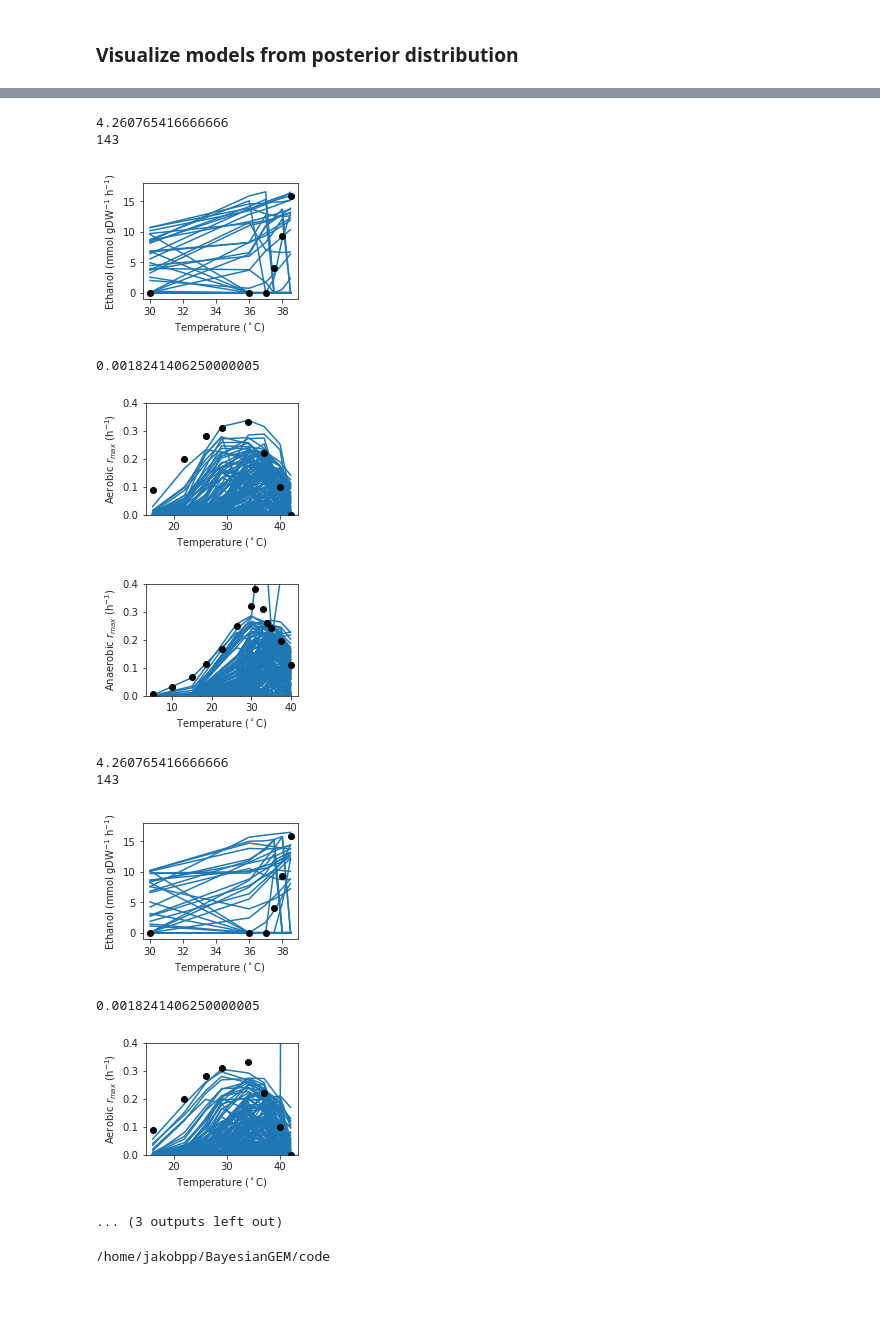
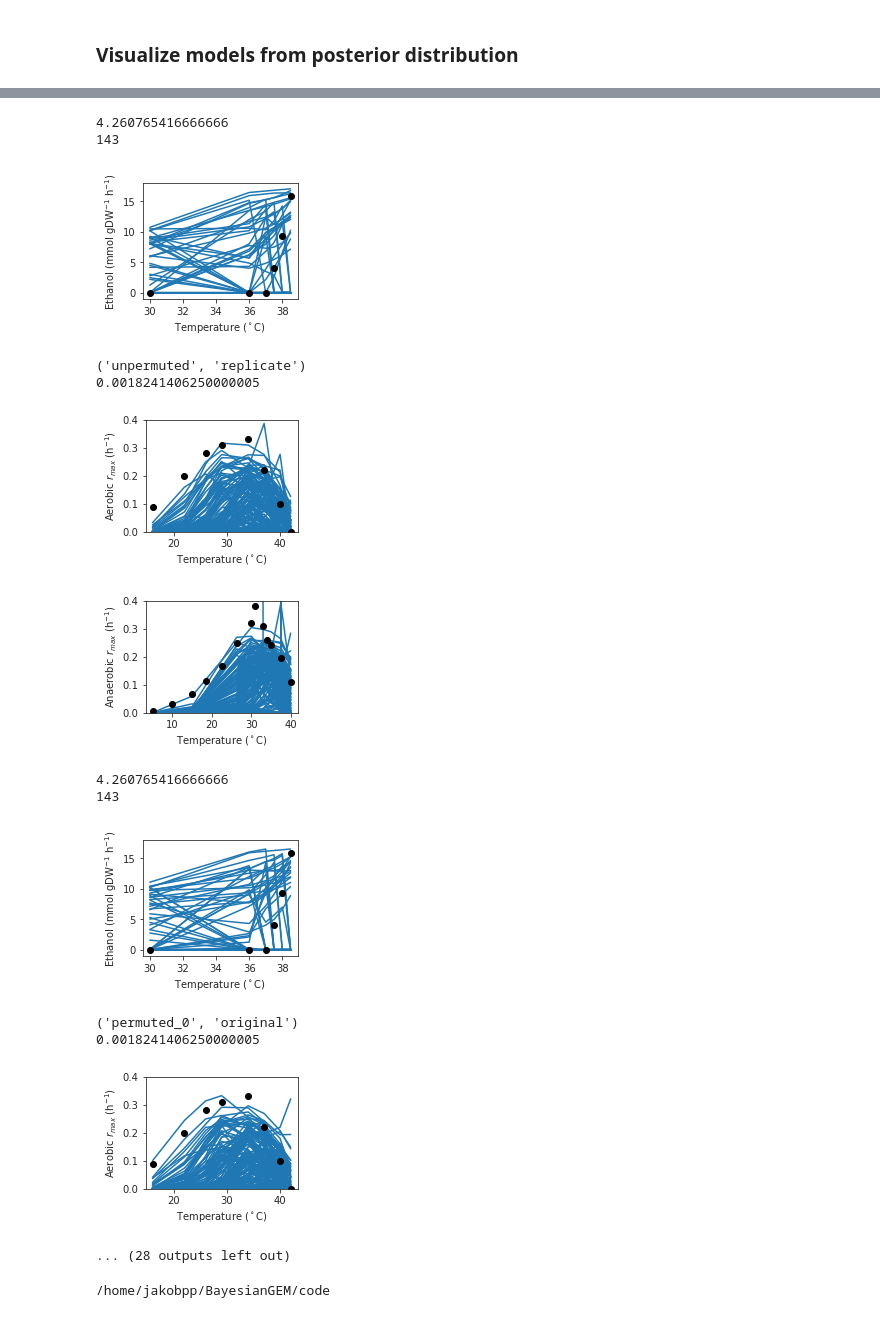
Before and after one commit to vetleser/BayesianGEM, a Jupyter notebook: code/visualization_for_manuscript.ipynb, the cells around one changed output, grey strips where cells are left out. Saved outputs shown, nothing was run; the diff lists cells and outputs as text; code cells hidden in the pictures.

```diff
--- a/code/visualization_for_manuscript.ipynb
+++ b/code/visualization_for_manuscript.ipynb
@@ -53,5 +54,12 @@ def load_gene_names():
         gene_names[cont[0]] = cont[1]
         gene_ids[cont[1]] = cont[0]
     return gene_names,gene_ids
+# %%
+# Convenient pickle wrappers
+def load_pickle(filename):
+    return pickle.load(open(file=filename,mode='rb'))
+
+def dump_pickle(obj,filename):
+    return pickle.dump(obj=obj,file=open(file=filename, mode='wb'))
 # %% [markdown]
 ### Visualize models from posterior distribution
@@ -63,0 +80,4 @@ reference_model = pickle.load(open("../results/smcabc_gem_three_conditions_save_
+# %%
+model_skeleton["model"] = list(map(load_pickle,model_skeleton.outfile))
+# %%
+model_frame = model_skeleton.set_index(["origin","status"])
@@ -63,0 +111,2 @@ reference_model = pickle.load(open("../results/smcabc_gem_three_conditions_save_
+# %%
+models = model_frame.model
@@ -128,7 +189,8 @@ def plot_lines_prior_chemostat(model,prefix=None):
         if prefix is not None: plt.savefig(prefix+'_{0}.pdf'.format(cols[i]))
         plt.show()
 # %%
-for model in models:
+for index, model in models.iteritems():
+    print(index)
     plot_lines_prior_ae(model)
     plot_lines_prior_an(model)
     plot_lines_prior_chemostat(model)
@@ -139,15 +202,17 @@ for model in models:
 4.260765416666666
 143
-[figure, old version]
+[figure, new version]
+('unpermuted', 'replicate')
 0.0018241406250000005
-[figure, old version]
+[figure, new version]
-[figure, old version]
+[figure, new version]
 4.260765416666666
 143
-[figure, old version]
+[figure, new version]
+('permuted_0', 'original')
 0.0018241406250000005
-[figure, old version]
+[figure, new version]
-... (3 outputs left out)
+... (28 outputs left out)
 # %%
 !pwd
 # %% [output]
```
Also changed, not shown: parts of 36 cells of this notebook.
